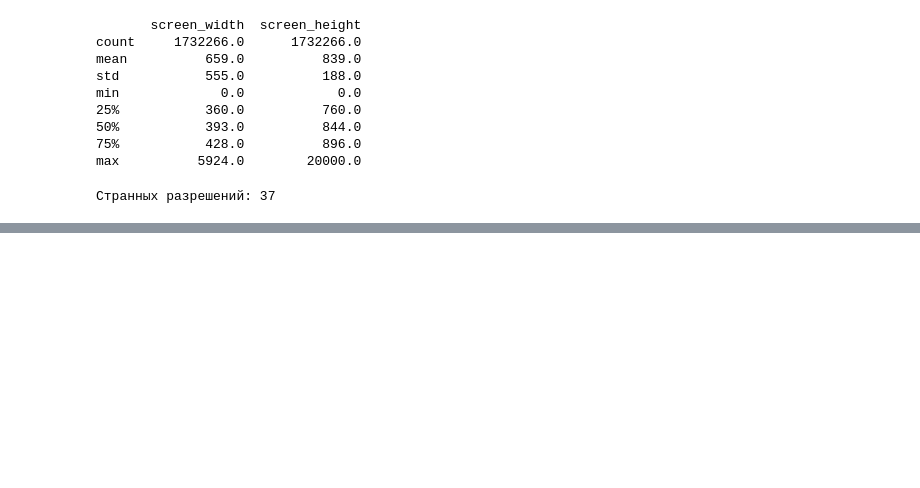
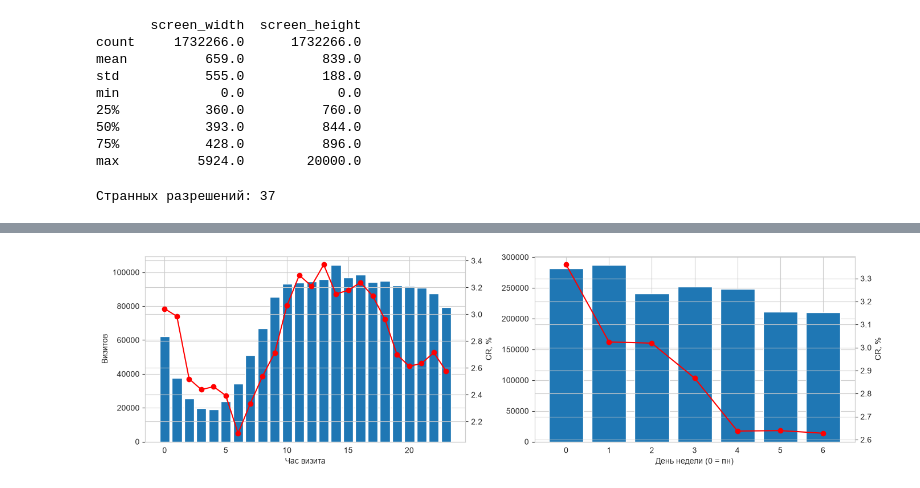
Before and after one commit to Alikonchik-Kaedahara/sber_auto_subscription, a Jupyter notebook: 01_EDA.ipynb, the cells around one changed output, grey strips where cells are left out. Saved outputs shown, nothing was run; the diff lists cells and outputs as text; code cells hidden in the pictures; blank space fills up the shorter version.

```diff
--- a/01_EDA.ipynb
+++ b/01_EDA.ipynb
@@ -301,0 +328,20 @@ df['screen_height'] = df['screen_height'].fillna(df['screen_height'].median())
+# %%
+fig, axes = plt.subplots(1, 2, figsize=(14, 4))
+by_hour = df.groupby('visit_hour')['target'].agg(['size', 'mean'])
+axes[0].bar(by_hour.index, by_hour['size'])
+axes[0].set_xlabel('Час визита')
+axes[0].set_ylabel('Визитов')
+ax2 = axes[0].twinx()
+ax2.plot(by_hour.index, by_hour['mean'] * 100, color='red', marker='o')
+ax2.set_ylabel('CR, %')
+
+by_wd = df.groupby('visit_weekday')['target'].agg(['size', 'mean'])
+axes[1].bar(by_wd.index, by_wd['size'])
+axes[1].set_xlabel('День недели (0 = пн)')
+ax3 = axes[1].twinx()
+ax3.plot(by_wd.index, by_wd['mean'] * 100, color='red', marker='o')
+ax3.set_ylabel('CR, %')
+plt.tight_layout()
+plt.show()
+# %% [output]
+[figure, added]
```
Also changed, not shown: parts of 10 cells of this notebook.
